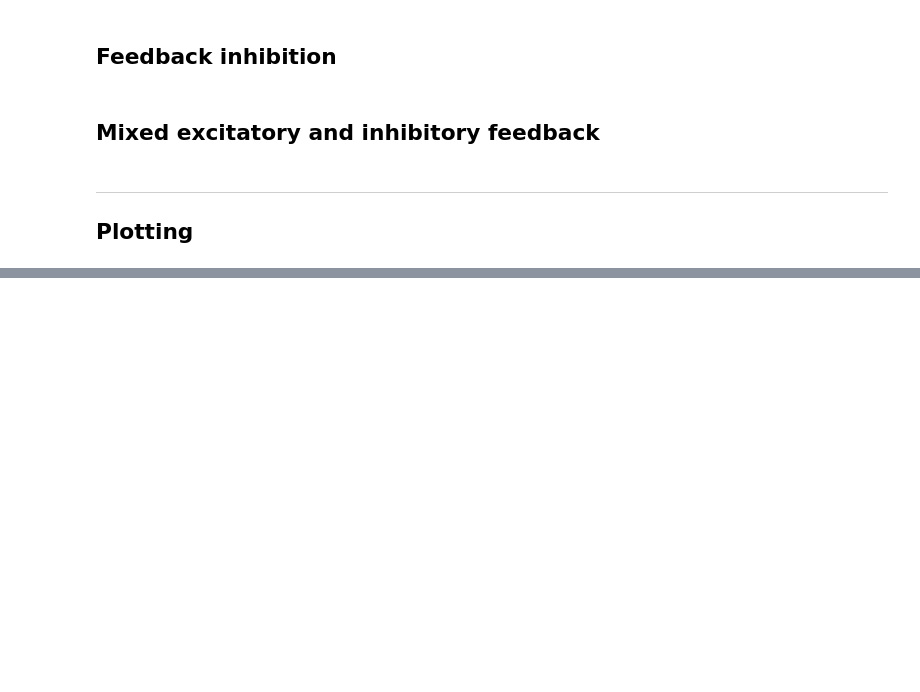
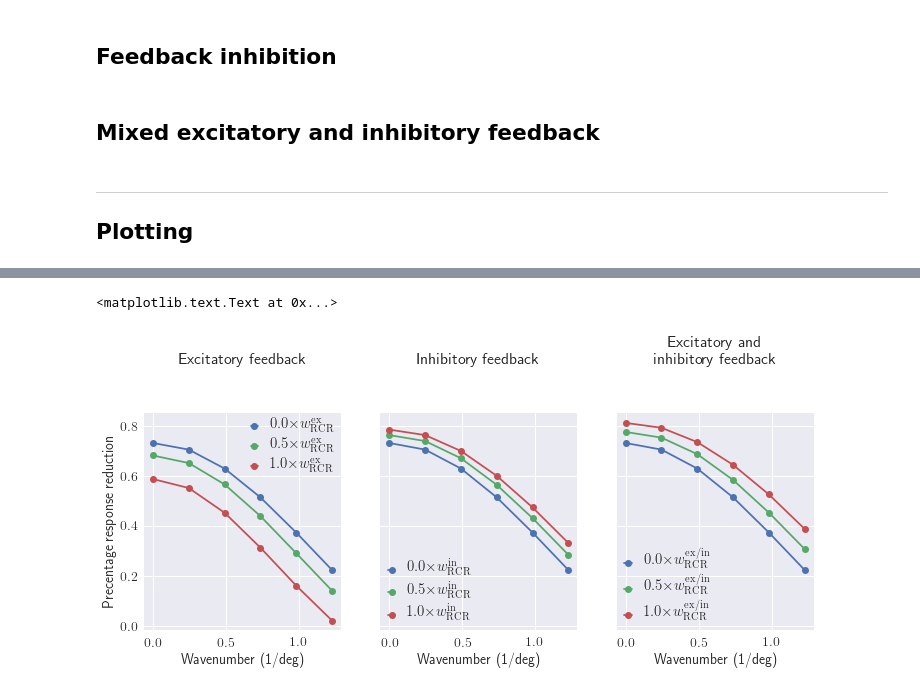
Before and after one commit to miladh/edog-simulations, a Jupyter notebook: wavenumber_tuning/wavenumber_tuning.ipynb, the cells around one changed output, grey strips where cells are left out. Saved outputs shown, nothing was run; the diff lists cells and outputs as text; code cells hidden in the pictures; blank space fills up the shorter version.

```diff
--- a/wavenumber_tuning/wavenumber_tuning.ipynb
+++ b/wavenumber_tuning/wavenumber_tuning.ipynb
@@ -163,0 +164,24 @@ fig.tight_layout()
+# %%
+fig, axarr = plt.subplots(1, 3, figsize=(12, 4), sharey="row")
+
+
+for ax, label, title, curves in zip(axarr, labels, titles,
+                                    [wavenumber_tuning["fb_ex"],
+                                    wavenumber_tuning["fb_in"],
+                                    wavenumber_tuning["fb_mix"]]):
+
+    cen_curves = curves[float(patch_diameter[0].magnitude)]
+    sur_curves = curves[float(patch_diameter[1].magnitude)]
+    for i, (cen_curve, sur_curve) in enumerate(zip(cen_curves, sur_curves)):
+        max_id = 6
+        ax.plot(wavenumber[:max_id], 1 - sur_curve[:max_id] / cen_curve[:max_id],
+                "-o", label=r"${} \times$".format(round(w_rc_ex[i], 1))+label)
+
+    ax.set_title(title, y=1.2)
+    ax.set_xlabel("Wavenumber (1/deg)")
+    ax.legend(fontsize=15, handlelength=0.5, labelspacing=0.4, borderpad=0.0)
+
+axarr[0].set_ylabel("Precentage response reduction")
+# %% [output]
+<matplotlib.text.Text at 0x...>
+[figure, added]
```
Also changed, not shown: parts of 1 cell of this notebook, 2 other files.
